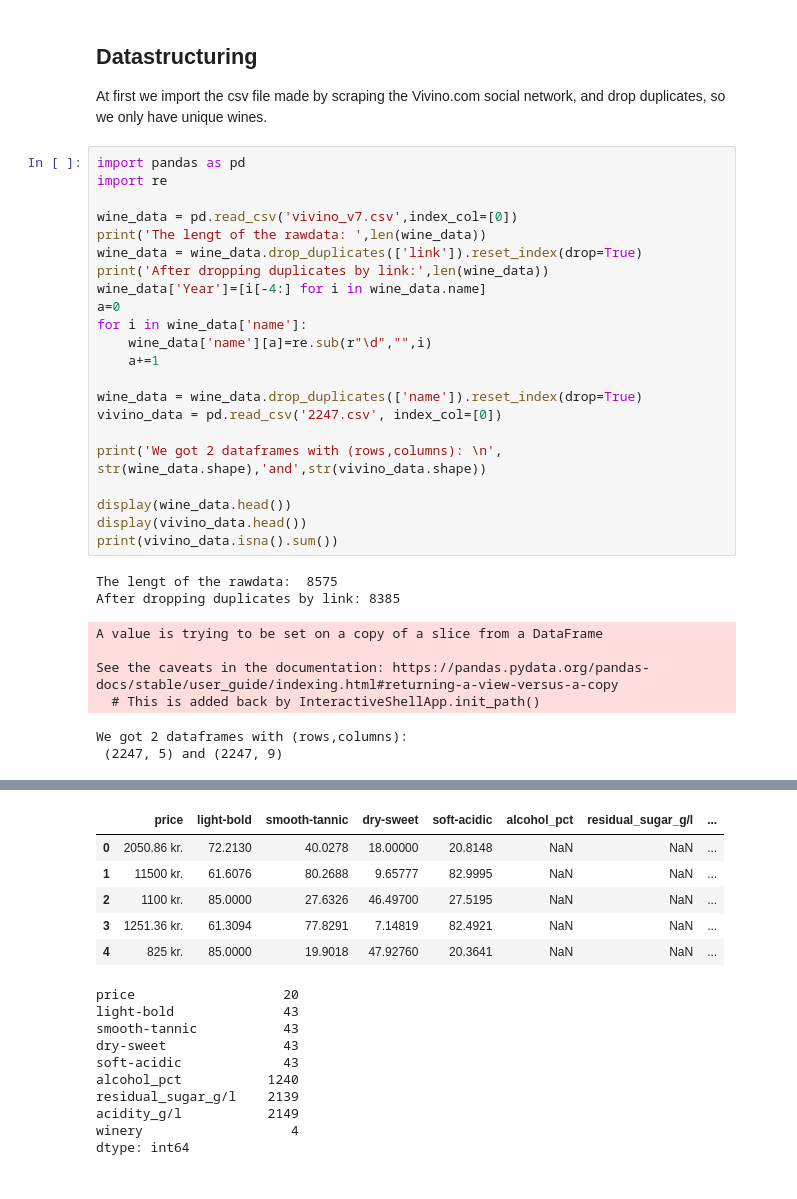
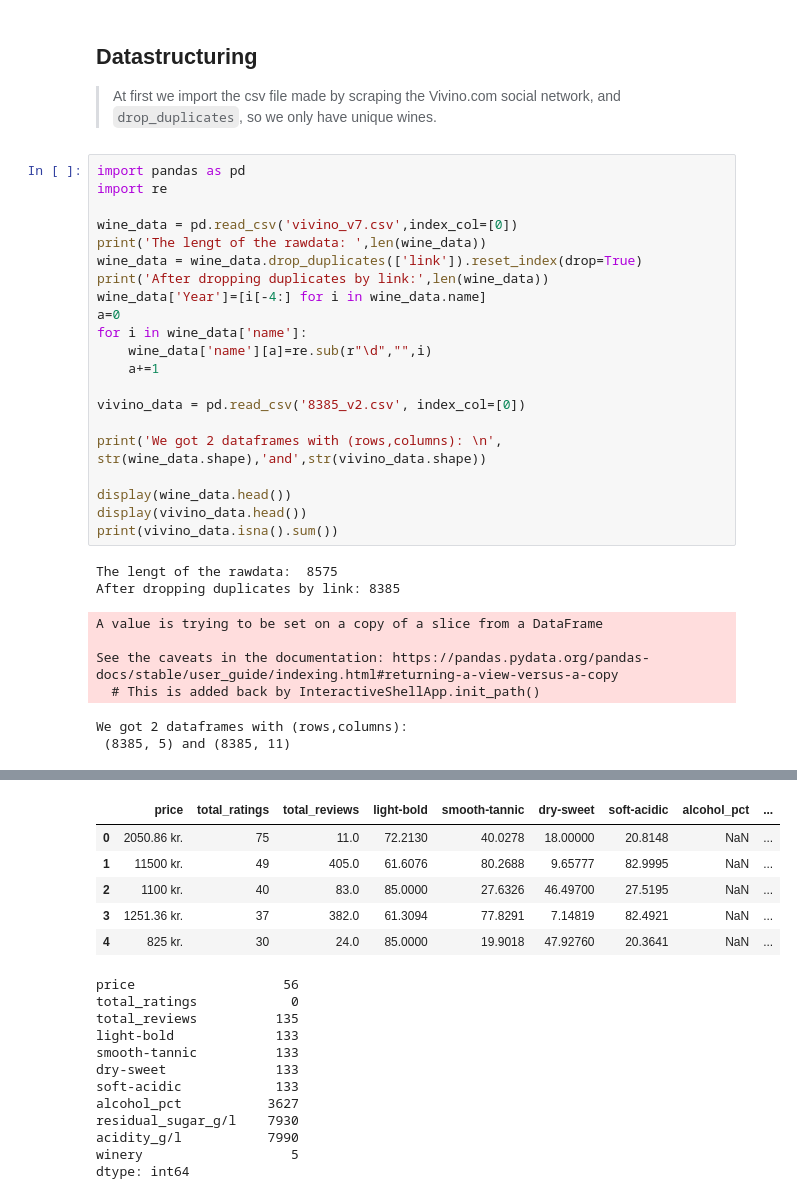
Before and after one commit to lassekrone/Group-21, a Jupyter notebook: Datastructuring.ipynb, the cells around one changed output, grey strips where cells are left out. Cells and saved outputs as stored; diff of their text form.

```diff
--- a/Datastructuring.ipynb
+++ b/Datastructuring.ipynb
@@ -1,6 +1,8 @@
 # %% [markdown]
 ## Datastructuring
-At first we import the csv file made by scraping the Vivino.com social network, and drop duplicates, so we only have unique wines.
+
+
+>At first we import the csv file made by scraping the Vivino.com social network, and `drop_duplicates`, so we only have unique wines.
 # %%
 import pandas as pd
 import re
@@ -8,50 +10,51 @@ import re
 wine_data = pd.read_csv('vivino_v7.csv',index_col=[0])
 print('The lengt of the rawdata: ',len(wine_data))
 wine_data = wine_data.drop_duplicates(['link']).reset_index(drop=True)
 print('After dropping duplicates by link:',len(wine_data))
 wine_data['Year']=[i[-4:] for i in wine_data.name]
 a=0
 for i in wine_data['name']:
     wine_data['name'][a]=re.sub(r"\d","",i)
     a+=1
 
-wine_data = wine_data.drop_duplicates(['name']).reset_index(drop=True)
-vivino_data = pd.read_csv('2247.csv', index_col=[0])
+vivino_data = pd.read_csv('8385_v2.csv', index_col=[0])
 
 print('We got 2 dataframes with (rows,columns): \n', str(wine_data.shape),'and',str(vivino_data.shape))
 
 display(wine_data.head())
 display(vivino_data.head())
 print(vivino_data.isna().sum())
 # %% [output]
 The lengt of the rawdata:  8575
 After dropping duplicates by link: 8385
 A value is trying to be set on a copy of a slice from a DataFrame
 
 See the caveats in the documentation: https://pandas.pydata.org/pandas-docs/stable/user_guide/indexing.html#returning-a-view-versus-a-copy
   # This is added back by InteractiveShellApp.init_path()
 We got 2 dataframes with (rows,columns):
- (2247, 5) and (2247, 9)
+ (8385, 5) and (8385, 11)
 |  | name | rating | region | link | Year |
 | 0 | Raro Cabernet Sauvignon Selezione | 4.9 | Veneto | https://www.vivino.com/marion-rar... | 2007 |
 | 1 | Barolo Riserva Monfortino | 4.9 | Barolo | https://www.vivino.com/giacomo-co... | 1985 |
 | 2 | La Fabriseria Amarone della Valpo... | 4.9 | Amarone della Valpolicella Classico | https://www.vivino.com/agricola-f... | 2003 |
 | 3 | Barolo Lazzarito | 4.9 | Barolo | https://www.vivino.com/vietti-bar... | 2000 |
 | 4 | Basaltico Amarone della Valpolicella | 4.9 | Amarone della Valpolicella | https://www.vivino.com/ernesto-ru... | 2004 |
-|  | price | light-bold | smooth-tannic | dry-sweet | soft-acidic | alcohol_pct | residual_sugar_g/l | ... |
-| 0 | 2050.86 kr. | 72.2130 | 40.0278 | 18.00000 | 20.8148 | NaN | NaN | ... |
-| 1 | 11500 kr. | 61.6076 | 80.2688 | 9.65777 | 82.9995 | NaN | NaN | ... |
-| 2 | 1100 kr. | 85.0000 | 27.6326 | 46.49700 | 27.5195 | NaN | NaN | ... |
-| 3 | 1251.36 kr. | 61.3094 | 77.8291 | 7.14819 | 82.4921 | NaN | NaN | ... |
-| 4 | 825 kr. | 85.0000 | 19.9018 | 47.92760 | 20.3641 | NaN | NaN | ... |
+|  | price | total_ratings | total_reviews | light-bold | smooth-tannic | dry-sweet | soft-acidic | alcohol_pct | ... |
+| 0 | 2050.86 kr. | 75 | 11.0 | 72.2130 | 40.0278 | 18.00000 | 20.8148 | NaN | ... |
+| 1 | 11500 kr. | 49 | 405.0 | 61.6076 | 80.2688 | 9.65777 | 82.9995 | NaN | ... |
+| 2 | 1100 kr. | 40 | 83.0 | 85.0000 | 27.6326 | 46.49700 | 27.5195 | NaN | ... |
+| 3 | 1251.36 kr. | 37 | 382.0 | 61.3094 | 77.8291 | 7.14819 | 82.4921 | NaN | ... |
+| 4 | 825 kr. | 30 | 24.0 | 85.0000 | 19.9018 | 47.92760 | 20.3641 | NaN | ... |
-price                   20
-light-bold              43
-smooth-tannic           43
-dry-sweet               43
-soft-acidic             43
-alcohol_pct           1240
-residual_sugar_g/l    2139
-acidity_g/l           2149
-winery                   4
+price                   56
+total_ratings            0
+total_reviews          135
+light-bold             133
+smooth-tannic          133
+dry-sweet              133
+soft-acidic            133
+alcohol_pct           3627
+residual_sugar_g/l    7930
+acidity_g/l           7990
+winery                   5
 dtype: int64
 # %% [markdown]
```
Also changed, not shown: parts of 9 cells of this notebook.
